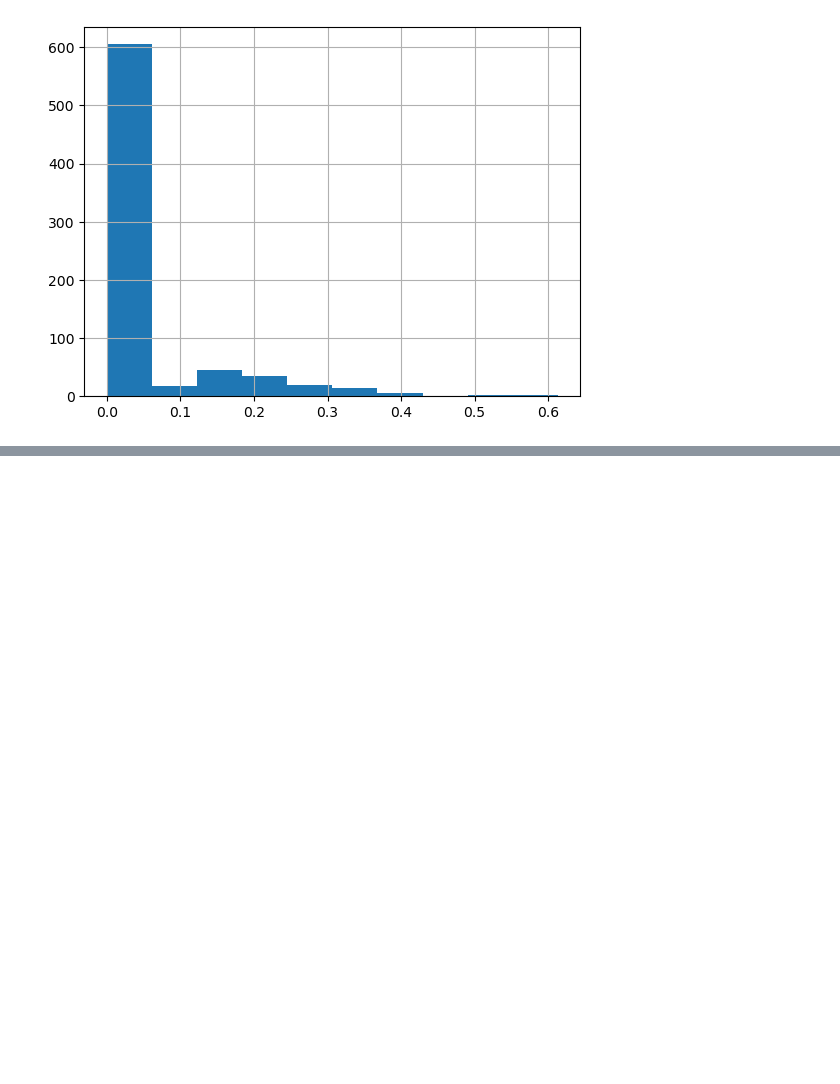
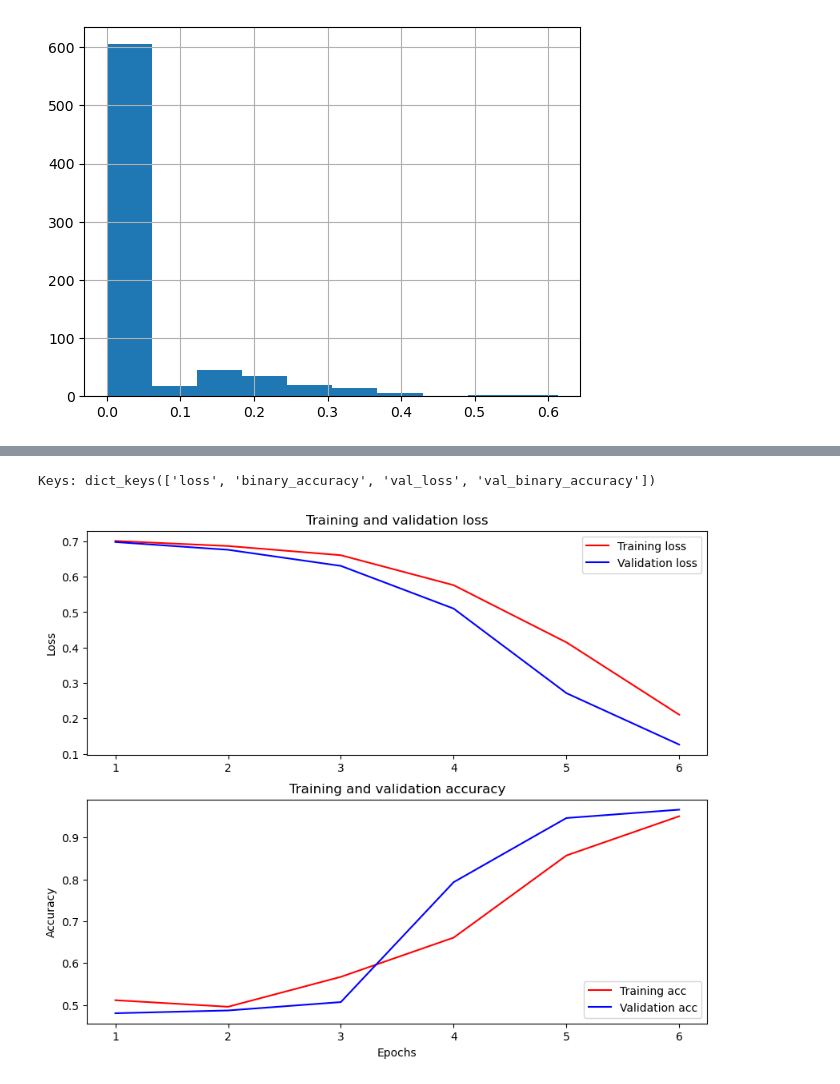
Before and after one commit to fl720/UoP_Year4_IDTA, a Jupyter notebook: coursework2/ADTATextPreprocessing.ipynb, the cells around one changed output, grey strips where cells are left out. Cells and saved outputs as stored; diff of their text form; code cells hidden in the pictures; blank space fills up the shorter version.

```diff
--- a/coursework2/ADTATextPreprocessing.ipynb
+++ b/coursework2/ADTATextPreprocessing.ipynb
@@ -420,0 +1369,10 @@ Name: film, dtype: float64
+# %%
+classifier_model = build_classifier_model()
+
+classifier_model.compile(
+    optimizer=optimizer,
+    loss=tf.keras.losses.BinaryCrossentropy(from_logits=True),
+    metrics=[tf.metrics.BinaryAccuracy()]
+)
+
+print("model built and compiled.")
@@ -420,0 +1381,10 @@ Name: film, dtype: float64
+# %%
+print(f'Training model with BERT (Hugging Face version)...')
+
+history = classifier_model.fit(
+    x=x_train_processed,
+    y=y_train_processed,
+    validation_data=(x_val_processed, y_val_processed),
+    epochs=epochs,
+    batch_size=16
+)
@@ -420,0 +1405,40 @@ Name: film, dtype: float64
+# %%
+import matplotlib.pyplot as plt
+
+history_dict = history.history
+print("Keys:", history_dict.keys())
+
+acc_key = 'binary_accuracy' if 'binary_accuracy' in history_dict else 'accuracy'
+val_acc_key = 'val_' + acc_key
+
+acc = history_dict[acc_key]
+val_acc = history_dict[val_acc_key]
+loss = history_dict['loss']
+val_loss = history_dict['val_loss']
+
+epochs_range = range(1, len(acc) + 1)
+
+fig = plt.figure(figsize=(10, 8))
+fig.tight_layout()
+
+# --- 1: Loss ---
+plt.subplot(2, 1, 1)
+plt.plot(epochs_range, loss, 'r', label='Training loss')
+plt.plot(epochs_range, val_loss, 'b', label='Validation loss')
+plt.title('Training and validation loss')
+plt.ylabel('Loss')
+plt.legend()
+
+# --- 2: Accuracy ---
+plt.subplot(2, 1, 2)
+plt.plot(epochs_range, acc, 'r', label='Training acc')
+plt.plot(epochs_range, val_acc, 'b', label='Validation acc')
+plt.title('Training and validation accuracy')
+plt.xlabel('Epochs')
+plt.ylabel('Accuracy')
+plt.legend(loc='lower right')
+
+plt.show()
+# %% [output]
+Keys: dict_keys(['loss', 'binary_accuracy', 'val_loss', 'val_binary_accuracy'])
+[figure, added]
```
Also changed, not shown: parts of 91 cells of this notebook, 5 other files.
